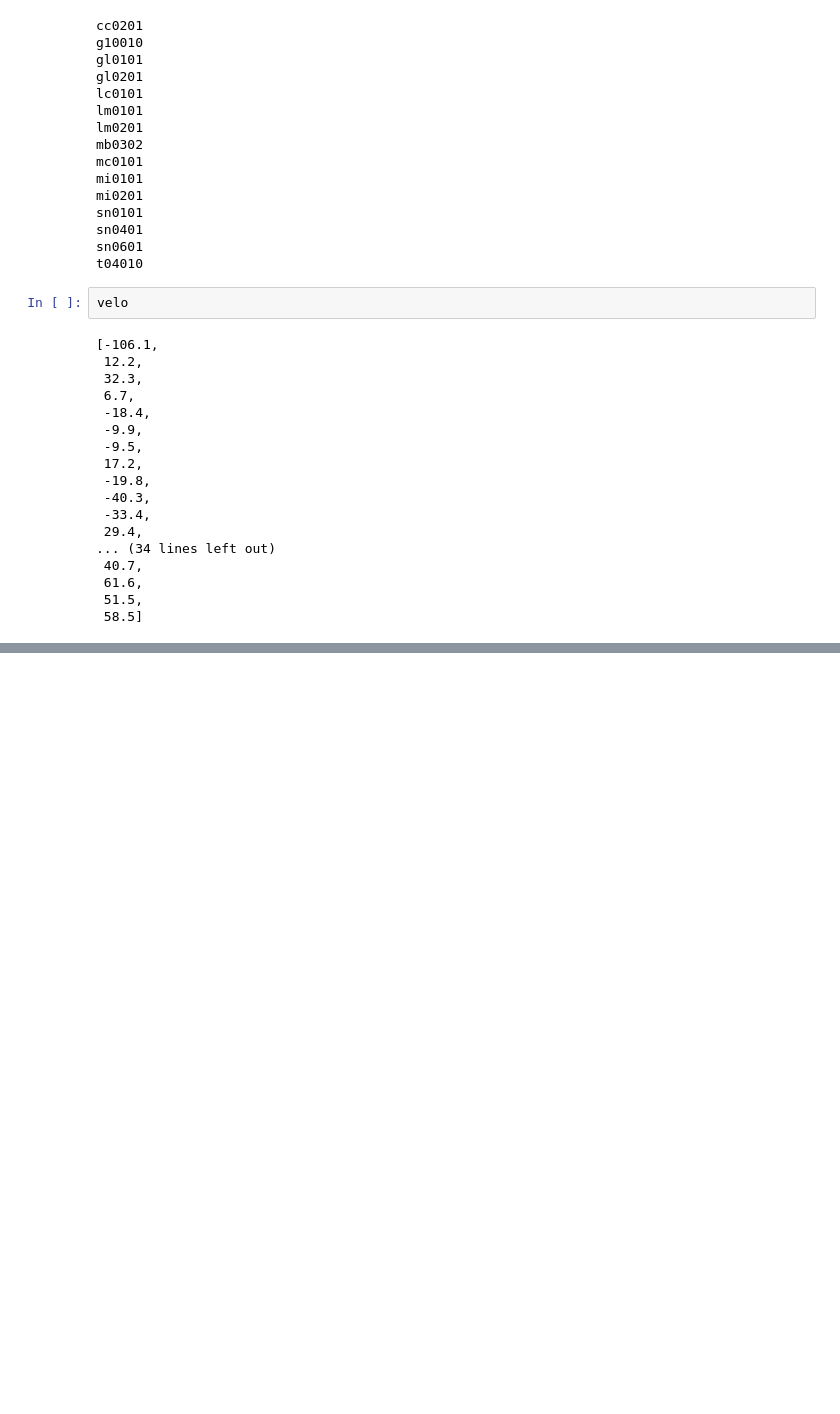
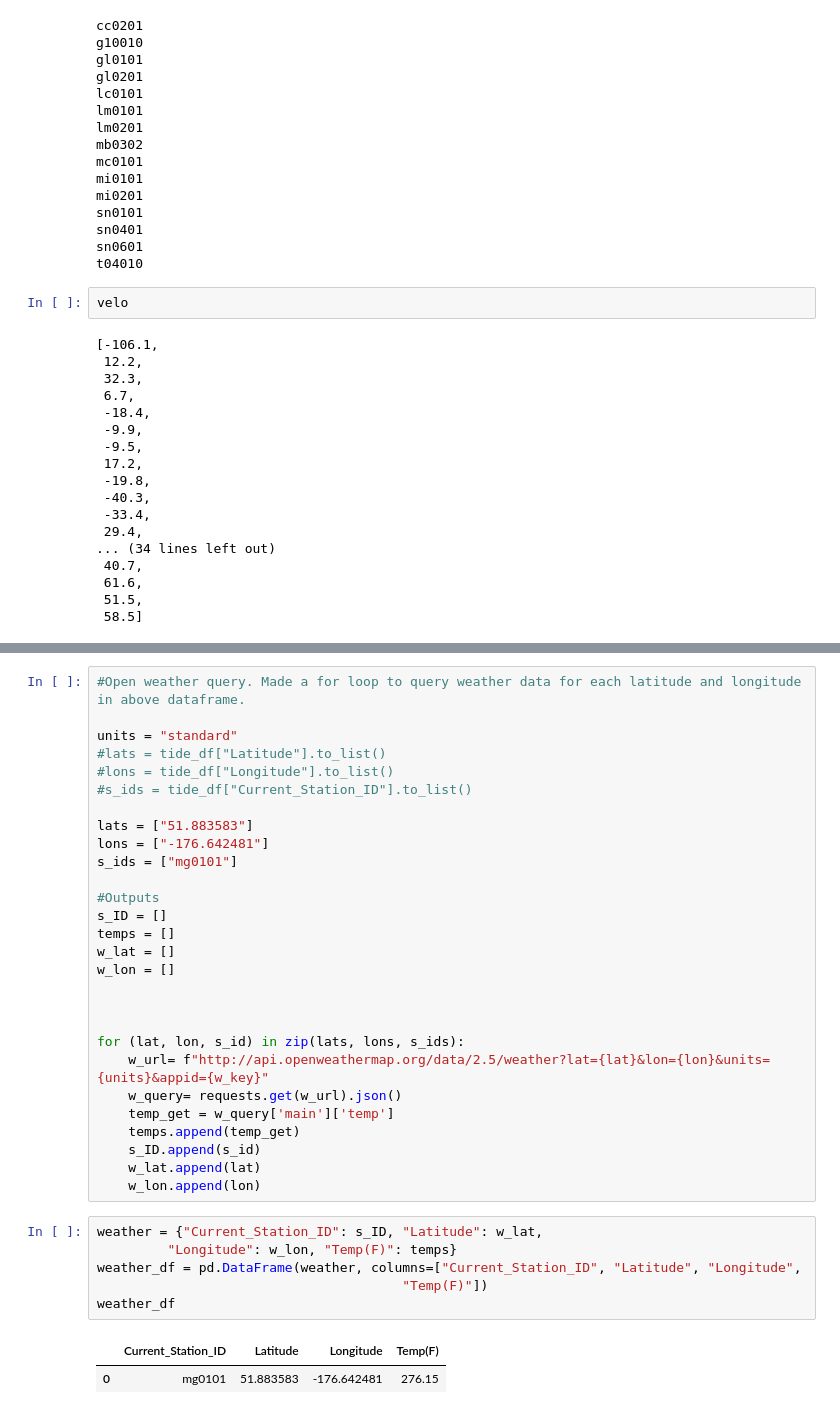
Before and after one commit to cveras33/dive-sites-ETL, a Jupyter notebook: weather_and_currents.ipynb, the cells around one changed output, grey strips where cells are left out. Drawn from its saved outputs; the diff is of its cells as text; blank space fills up the shorter version.

Commit message:
Finished weather iteration.

```diff
--- a/weather_and_currents.ipynb
+++ b/weather_and_currents.ipynb
@@ -197,3 +180,40 @@ tide_df
 | 47 | t01010 | Sunshine Skyway Bridge ADCP | 27.620650 | -82.655250 | 61.6 | 239 | 59 |
 | 48 | t02010 | Old Port Tampa | 27.862870 | -82.553730 | 51.5 | 212 | 25 |
 | 49 | t03010 | Port Manatee | 27.663950 | -82.598770 | 58.5 | 219 | 38 |
+# %%
+#Open weather query. Made a for loop to query weather data for each latitude and longitude in above dataframe.
+
+units = "standard"
+#lats = tide_df["Latitude"].to_list()
+#lons = tide_df["Longitude"].to_list()
+#s_ids = tide_df["Current_Station_ID"].to_list()
+
+lats = ["51.883583"]
+lons = ["-176.642481"]
+s_ids = ["mg0101"]
+
+#Outputs
+s_ID = []
+temps = []
+w_lat = []
+w_lon = []
+
+
+
+for (lat, lon, s_id) in zip(lats, lons, s_ids):
+    w_url= f"http://api.openweathermap.org/data/2.5/weather?lat={lat}&lon={lon}&units={units}&appid={w_key}"
+    w_query= requests.get(w_url).json()
+    temp_get = w_query['main']['temp']
+    temps.append(temp_get)
+    s_ID.append(s_id)
+    w_lat.append(lat)
+    w_lon.append(lon)
+# %%
+weather = {"Current_Station_ID": s_ID, "Latitude": w_lat,
+         "Longitude": w_lon, "Temp(F)": temps}
+weather_df = pd.DataFrame(weather, columns=["Current_Station_ID", "Latitude", "Longitude",
+                                       "Temp(F)"])
+weather_df
+# %% [output]
+|  | Current_Station_ID | Latitude | Longitude | Temp(F) |
+| 0 | mg0101 | 51.883583 | -176.642481 | 276.15 |
```
Also changed, not shown: parts of 6 cells of this notebook.
